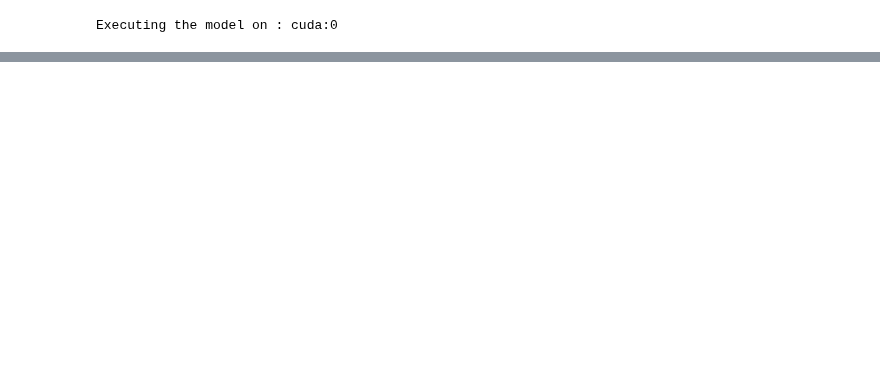
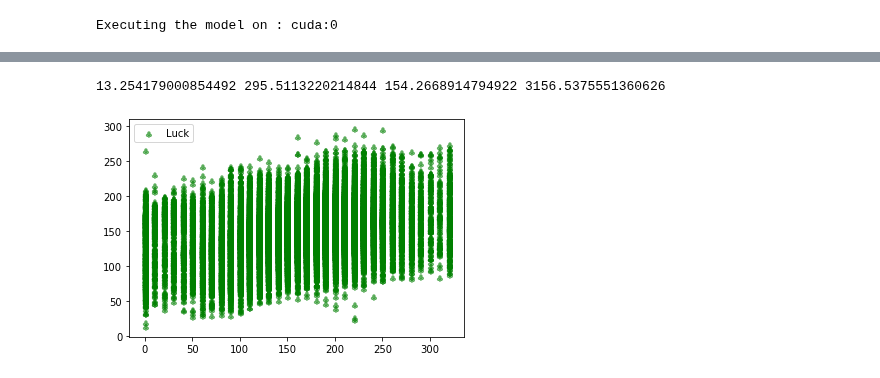
Before and after one commit to germanmandrini/n_policy, a Jupyter notebook: Codes/3c_cnn-Copy1.ipynb, the cells around one changed output, grey strips where cells are left out. Drawn from its saved outputs; the diff is of its cells as text; code cells hidden in the pictures; blank space fills up the shorter version.

```diff
--- a/Codes/3c_cnn-Copy1.ipynb
+++ b/Codes/3c_cnn-Copy1.ipynb
@@ -219,0 +224,27 @@ prediction_set_aggregated_df2
+# %%
+from sklearn.metrics import mean_squared_error
+
+print(prediction_set_aggregated_df['eonr_pred'].min(),
+prediction_set_aggregated_df['eonr_pred'].max(),
+prediction_set_aggregated_df['eonr_pred'].mean(),
+mean_squared_error(prediction_set_aggregated_df['eonr_12'], prediction_set_aggregated_df['eonr_pred']))
+# %% [output]
+13.254179000854492 295.5113220214844 154.2668914794922 3156.5375551360626
+# %%
+# 3088
+import matplotlib.pyplot as plt
+import numpy as np
+
+# Fixing random state for reproducibility
+np.random.seed(19680801)
+
+
+x = prediction_set_aggregated_df['eonr_12']
+y = prediction_set_aggregated_df['eonr_pred']
+
+plt.scatter(x, y, c="g", alpha=0.5, marker=r'$\clubsuit$',
+            label="Luck")
+plt.legend(loc='upper left')
+plt.show()
+# %% [output]
+[figure, added]
```
Also changed, not shown: parts of 7 cells of this notebook, 7 other files.
